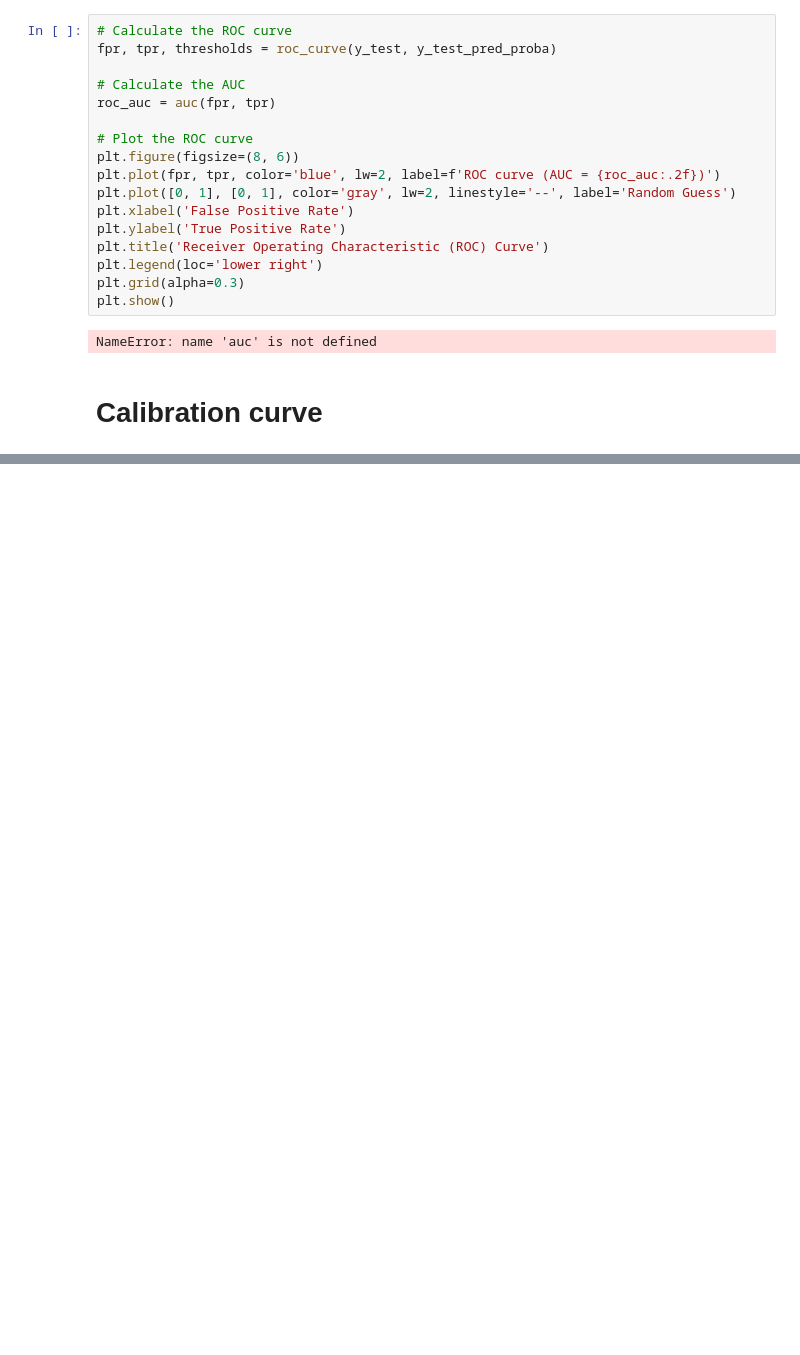
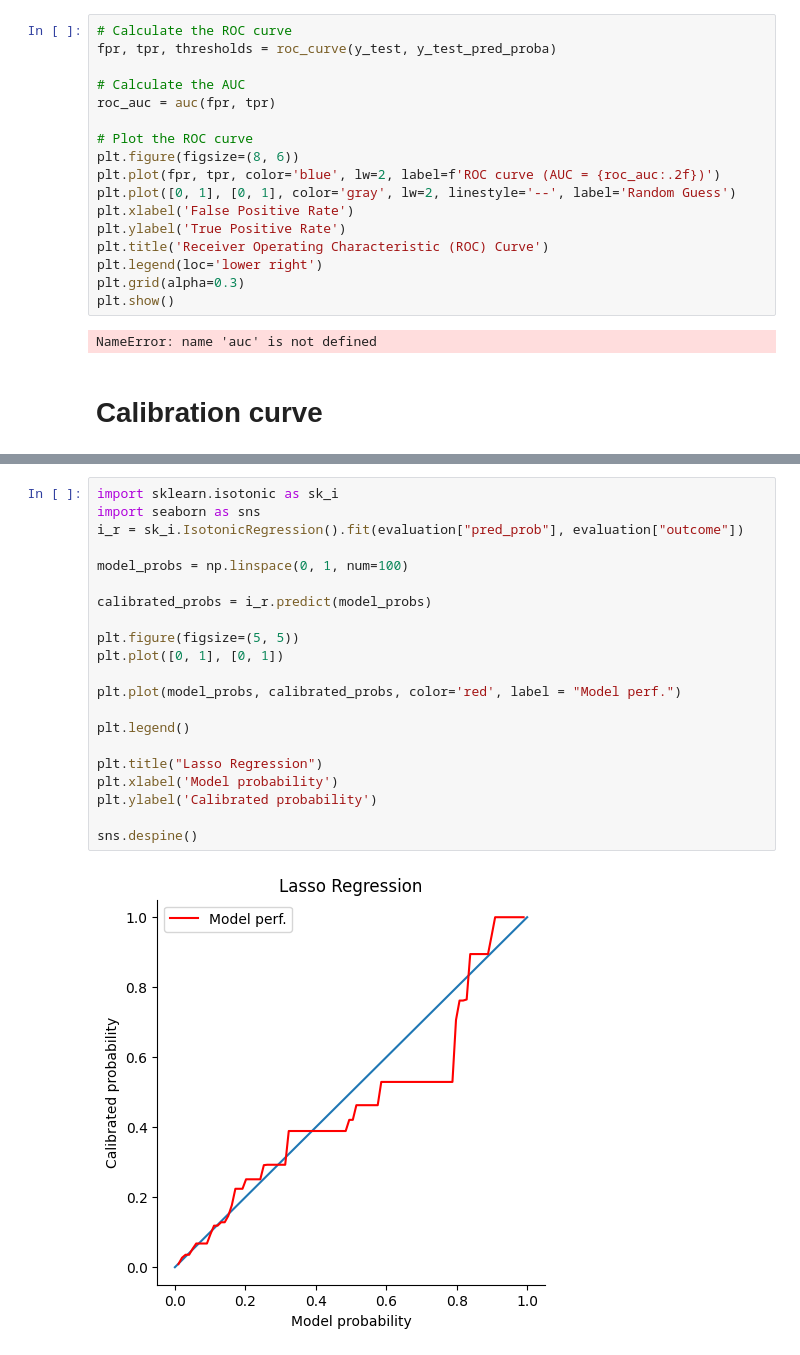
Before and after one commit to kaspar-soukup/expected_goals, a Jupyter notebook: Expected-Goals/notebooks/Lasso_Regression_xG.ipynb, the cells around one changed output, grey strips where cells are left out. Cells and saved outputs as stored; diff of their text form; blank space fills up the shorter version.

```diff
--- a/Expected-Goals/notebooks/Lasso_Regression_xG.ipynb
+++ b/Expected-Goals/notebooks/Lasso_Regression_xG.ipynb
@@ -580,0 +588,23 @@ NameError: name 'model_probs' is not defined
+# %%
+import sklearn.isotonic as sk_i
+import seaborn as sns
+i_r = sk_i.IsotonicRegression().fit(evaluation["pred_prob"], evaluation["outcome"])
+
+model_probs = np.linspace(0, 1, num=100)
+
+calibrated_probs = i_r.predict(model_probs)
+
+plt.figure(figsize=(5, 5))
+plt.plot([0, 1], [0, 1])
+
+plt.plot(model_probs, calibrated_probs, color='red', label = "Model perf.")
+
+plt.legend()
+
+plt.title("Lasso Regression")
+plt.xlabel('Model probability')
+plt.ylabel('Calibrated probability')
+
+sns.despine()
+# %% [output]
+[figure, added]
```
Also changed, not shown: parts of 5 cells of this notebook, 1 other file.
